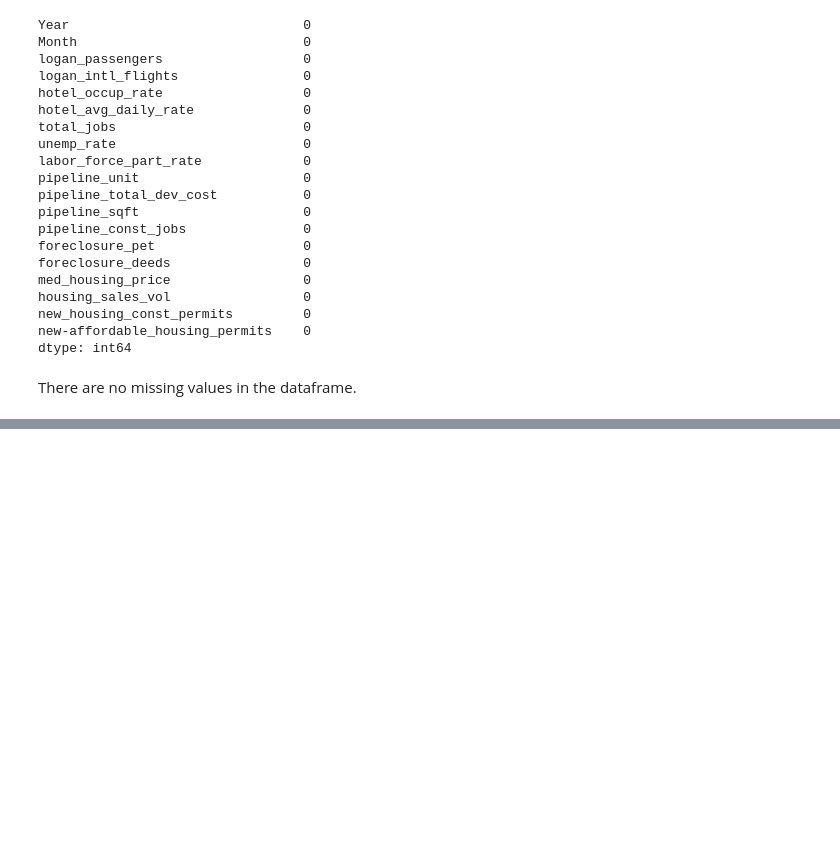
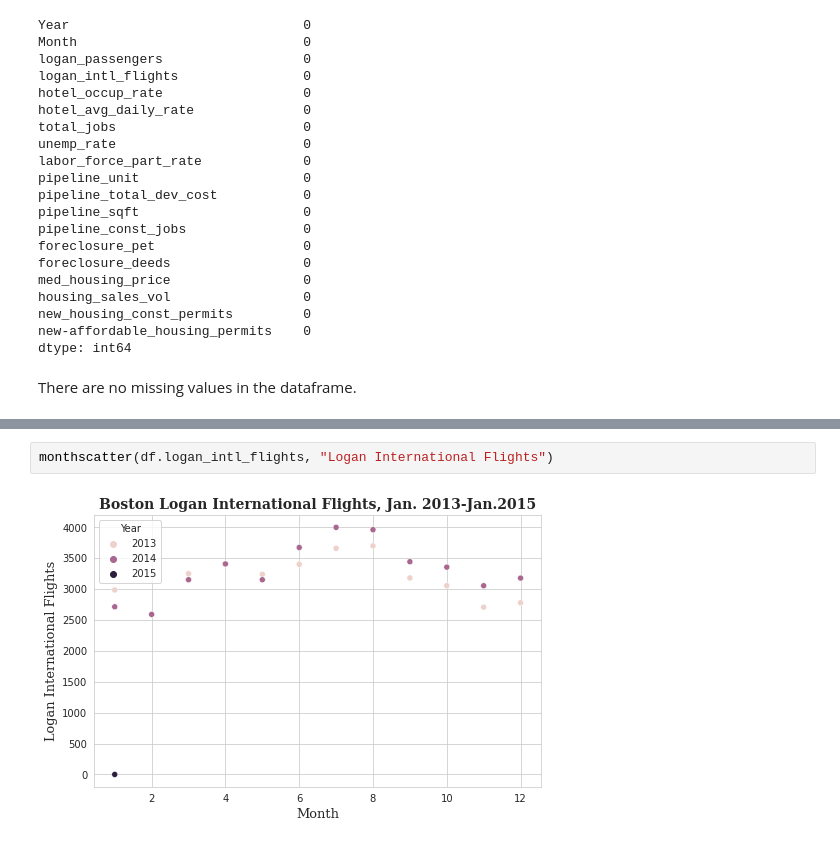
Before and after one commit to AvonleaFisher/Boston-economic-indicators, a Jupyter notebook: Boston_Economic_Indicators_Analysis.ipynb, the cells around one changed output, grey strips where cells are left out. Saved outputs shown, nothing was run; the diff lists cells and outputs as text; blank space fills up the shorter version.

```diff
--- a/Boston_Economic_Indicators_Analysis.ipynb
+++ b/Boston_Economic_Indicators_Analysis.ipynb
@@ -108,0 +135,4 @@ There are no missing values in the dataframe.
+# %%
+monthscatter(df.logan_intl_flights, "Logan International Flights")
+# %% [output]
+[figure, added]
```
Also changed, not shown: parts of 9 cells of this notebook.
